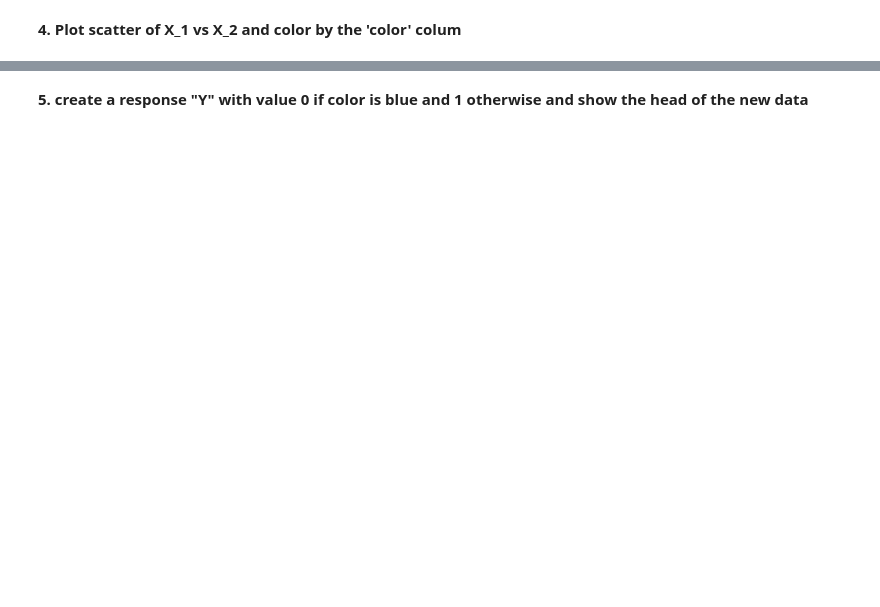
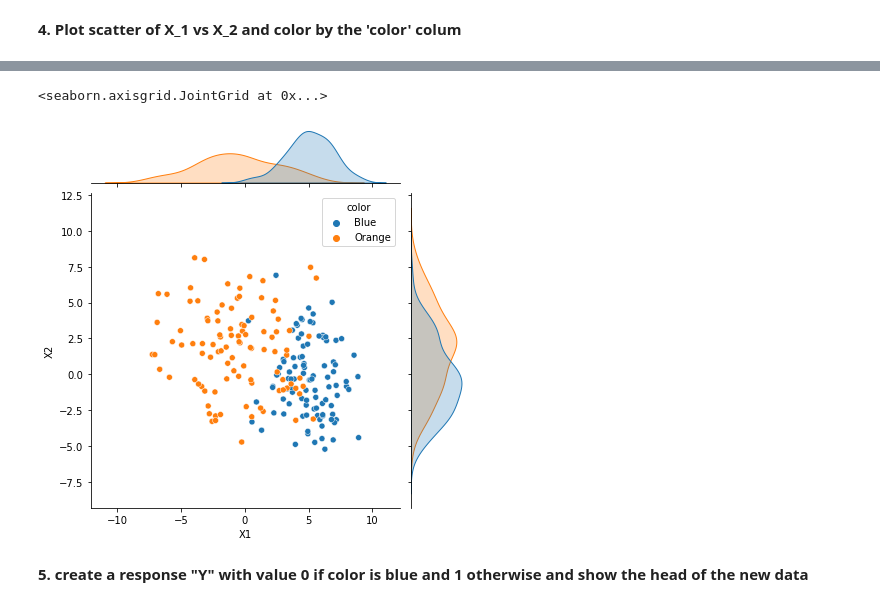
Before and after one commit to blopezrodas/math251-ML-classification, a Jupyter notebook: hw2.ipynb, the cells around one changed output, grey strips where cells are left out. Cells and saved outputs as stored; diff of their text form; code cells hidden in the pictures; blank space fills up the shorter version.

```diff
--- a/hw2.ipynb
+++ b/hw2.ipynb
@@ -14,2 +31,10 @@ df_1.head()
 # %% [markdown]
 **2. Generate 100 data from a bivariate normal distribution with uncorrelated coefficient and different means: mean =$[-1, 2]$ and cov = $[[10, 0], [0, 10]]$ and label this data blue. Your out should be a pandas data called df_2 with colum $X_1, X_2$ and 'color' (constant ='Orange'). Because random initialization your data will be same as the one in this example.**
+# %%
+mean = [-1,2]
+cov = [[10,0], [0,10]]
+# %%
+data2 = np.random.default_rng().multivariate_normal(mean, cov, 100)
+df_2 = pd.DataFrame(data2, columns = ['X1', 'X2'])
+# %%
+df_2['color'] = ["Orange" for i in range(100)]
@@ -25,0 +52,2 @@ df_1.head()
+# %%
+df = pd.concat([df_1, df_2])
@@ -32,2 +65,8 @@ df_1.head()
+# %%
+df = df.reset_index()
+sns.jointplot(data = df, x = "X1", y = "X2", hue = "color")
+# %% [output]
+<seaborn.axisgrid.JointGrid at 0x...>
+[figure, added]
 # %% [markdown]
 **5. create a response "Y" with value 0 if color is blue and 1 otherwise and show the head of the new data**
```
Also changed, not shown: parts of 48 cells of this notebook.
